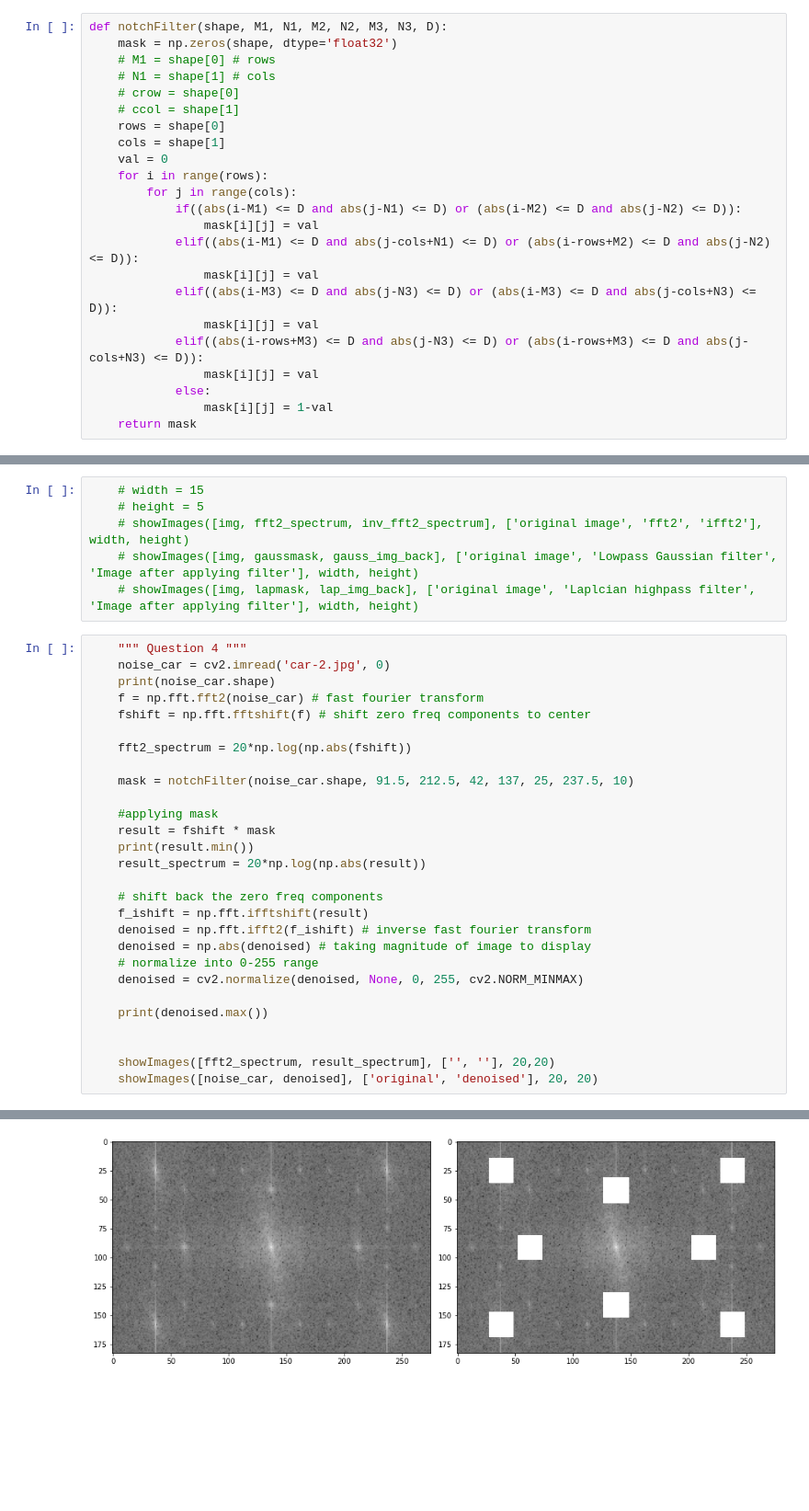
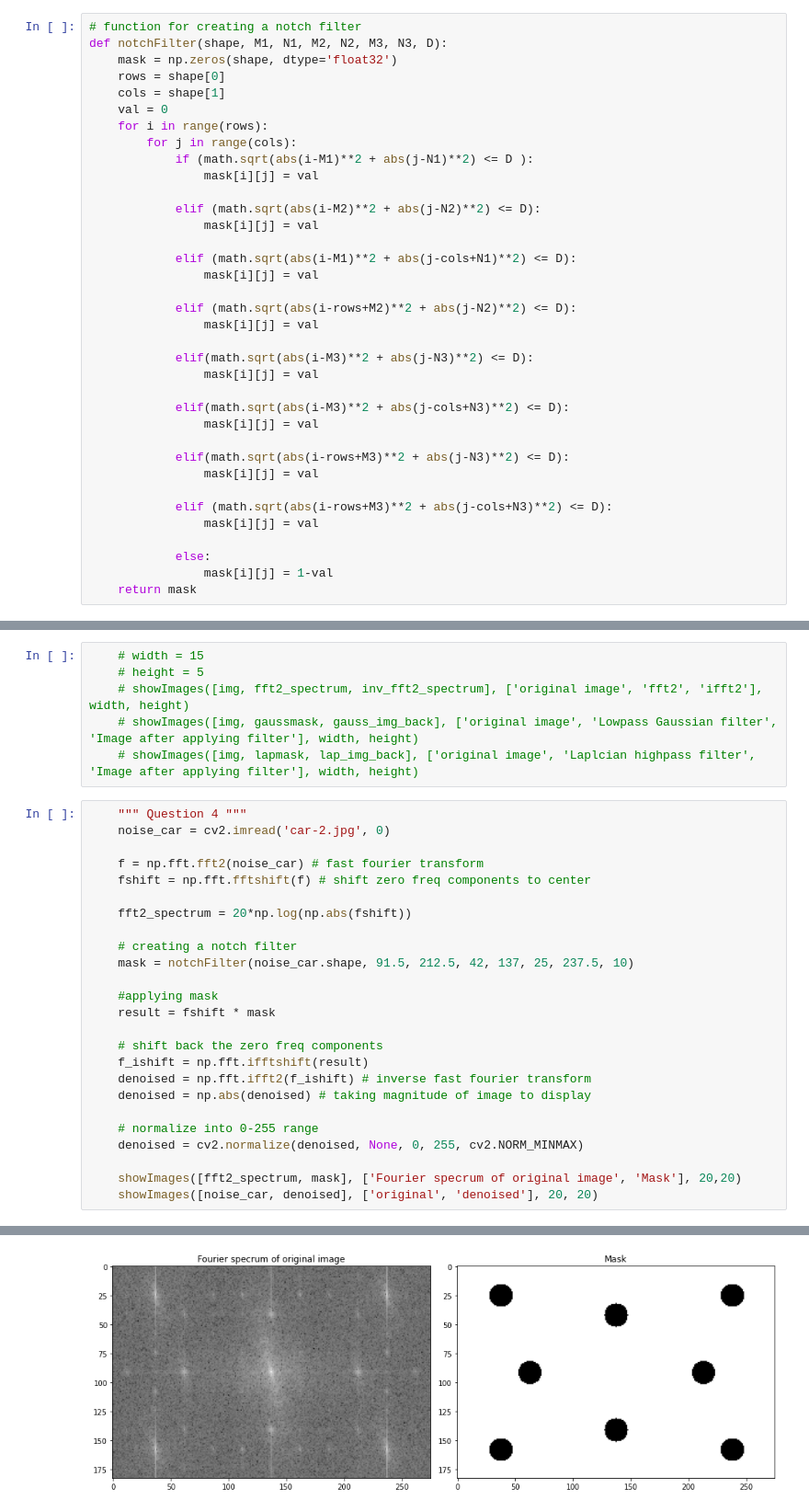
Before and after one commit to kavin-du/Fourier-Transformation-of-Images, a Jupyter notebook: e16057.ipynb, the cells around one changed output, grey strips where cells are left out. Shown at 92% size. Drawn from its saved outputs; the diff is of its cells as text; blank space fills up the shorter version.

Commit message:
notch filter modified

```diff
--- a/e16057.ipynb
+++ b/e16057.ipynb
@@ -56,25 +56,38 @@ def gaussianLowpass(shape, D):
             mask[i][j] = np.exp(-((d*d)/(2*D*D)))
     return mask
 # %%
+# function for creating a notch filter
 def notchFilter(shape, M1, N1, M2, N2, M3, N3, D):
     mask = np.zeros(shape, dtype='float32')
-    # M1 = shape[0] # rows
-    # N1 = shape[1] # cols
-    # crow = shape[0]
-    # ccol = shape[1]
     rows = shape[0]
     cols = shape[1]
     val = 0
     for i in range(rows):
         for j in range(cols):
-            if((abs(i-M1) <= D and abs(j-N1) <= D) or (abs(i-M2) <= D and abs(j-N2) <= D)):
+            if (math.sqrt(abs(i-M1)**2 + abs(j-N1)**2) <= D ):
                 mask[i][j] = val
-            elif((abs(i-M1) <= D and abs(j-cols+N1) <= D) or (abs(i-rows+M2) <= D and abs(j-N2) <= D)):
+
+            elif (math.sqrt(abs(i-M2)**2 + abs(j-N2)**2) <= D):
                 mask[i][j] = val
-            elif((abs(i-M3) <= D and abs(j-N3) <= D) or (abs(i-M3) <= D and abs(j-cols+N3) <= D)):
+
+            elif (math.sqrt(abs(i-M1)**2 + abs(j-cols+N1)**2) <= D):
                 mask[i][j] = val
-            elif((abs(i-rows+M3) <= D and abs(j-N3) <= D) or (abs(i-rows+M3) <= D and abs(j-cols+N3) <= D)):
+
+            elif (math.sqrt(abs(i-rows+M2)**2 + abs(j-N2)**2) <= D):
                 mask[i][j] = val
+
+            elif(math.sqrt(abs(i-M3)**2 + abs(j-N3)**2) <= D):
+                mask[i][j] = val
+
+            elif(math.sqrt(abs(i-M3)**2 + abs(j-cols+N3)**2) <= D):
+                mask[i][j] = val
+
+            elif(math.sqrt(abs(i-rows+M3)**2 + abs(j-N3)**2) <= D):
+                mask[i][j] = val
+
+            elif (math.sqrt(abs(i-rows+M3)**2 + abs(j-cols+N3)**2) <= D):
+                mask[i][j] = val
+
             else:
                 mask[i][j] = 1-val
     return mask
@@ -167,29 +180,26 @@ if __name__ == '__main__':
 # %%
     """ Question 4 """
     noise_car = cv2.imread('car-2.jpg', 0)
-    print(noise_car.shape)
+
     f = np.fft.fft2(noise_car) # fast fourier transform
     fshift = np.fft.fftshift(f) # shift zero freq components to center
 
     fft2_spectrum = 20*np.log(np.abs(fshift))
 
+    # creating a notch filter
     mask = notchFilter(noise_car.shape, 91.5, 212.5, 42, 137, 25, 237.5, 10)
 
     #applying mask
     result = fshift * mask
-    print(result.min())
-    result_spectrum = 20*np.log(np.abs(result))
 
     # shift back the zero freq components
     f_ishift = np.fft.ifftshift(result)
     denoised = np.fft.ifft2(f_ishift) # inverse fast fourier transform
     denoised = np.abs(denoised) # taking magnitude of image to display
+
     # normalize into 0-255 range
     denoised = cv2.normalize(denoised, None, 0, 255, cv2.NORM_MINMAX)
 
-    print(denoised.max())
-
-
-    showImages([fft2_spectrum, result_spectrum], ['', ''], 20,20)
+    showImages([fft2_spectrum, mask], ['Fourier specrum of original image', 'Mask'], 20,20)
     showImages([noise_car, denoised], ['original', 'denoised'], 20, 20)
 # %% [output]
@@ -199,2 +206,2 @@ if __name__ == '__main__':
-[figure, old version]
+[figure, new version]
 [figure]
```
Also changed, not shown: parts of 1 cell of this notebook.
